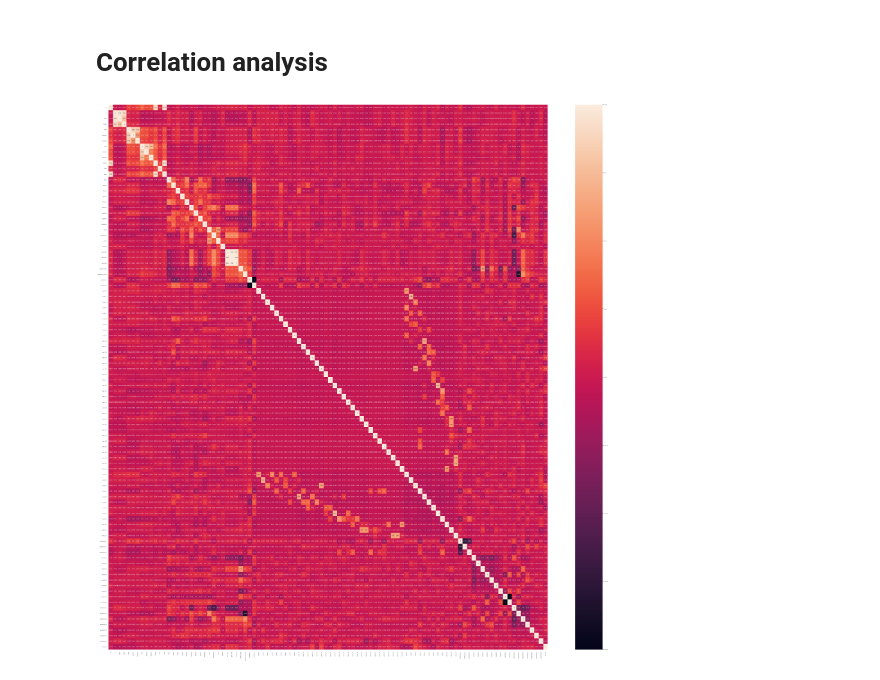
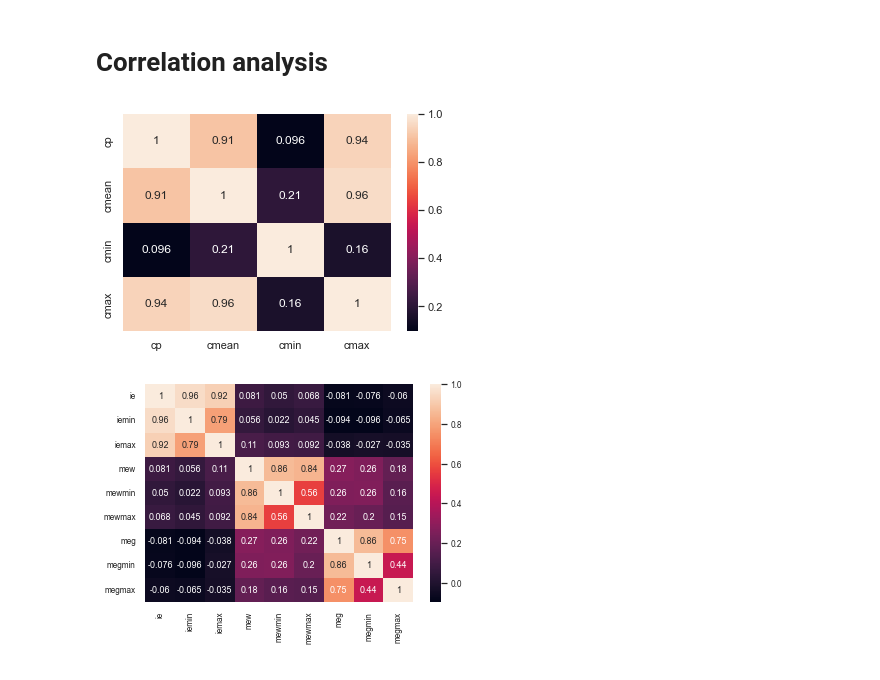
Before and after one commit to yeluH/MT_FI, a Jupyter notebook: Notebooks/0_Regression_presence_of_accident.ipynb, the cells around one changed output. Saved outputs shown, nothing was run; the diff lists cells and outputs as text; code cells hidden in the pictures.

```diff
--- a/Notebooks/0_Regression_presence_of_accident.ipynb
+++ b/Notebooks/0_Regression_presence_of_accident.ipynb
@@ -166,0 +201,2 @@ print(dfacrpv.columns.values)
+# %%
+dfacrpv = pd.read_csv('../MTP/dfacrpv.csv')
@@ -1932,10 +1733,29 @@ dfv = dfacrpv[cn]
 # %%
 
 corr_matrix = dfv.corr()
-plt.figure(figsize=(50,50))
-sn.set(font_scale = 0.5)
-sn.heatmap(corr_matrix, annot = True, )
-# plt.savefig('fig_corrmat_ols.png')
-plt.show()
+# plt.figure(figsize=(50,50))
+# sn.set(font_scale = 0.5)
+# sn.heatmap(corr_matrix, annot = True, )
+# # plt.savefig('fig_corrmat_ols.png')
+# plt.show()
-# %% [output]
-[figure, removed]
+# %%
+cng1 = ['cp', 'cmean', 'cmin', 'cmax']
+cng2 = ['ie', 'iemin', 'iemax', 'mew', 'mewmin', 'mewmax', 'meg',
+        'megmin', 'megmax']
+cng3 = ['dbusl', 'dtraml', 'dtrainl', 'dplight', 'dstation', 'dparkcar',
+        'dparktw', 'dpedcro', 'dstopsign', 'dcurb','dtrafficarea', 'droad',
+        'dvfpath', 'gvm_dwv', 'gvm_msp', 'gvm_asp', 'r_width_value',
+        'speedlimit_value', 'bicyclecount', 'carcount']
+cng4 = ['curbtype_1', 'curbtype_2', 'trafficarea_1', 'trafficarea_2',
+        'trafficarea_3', 'r_width_1', 'r_width_2', 'r_width_3', 'r_width_4',
+        'r_width_5', 'r_width_6', 'r_width_7', 'r_surface_1', 'r_surface_2',
+        'speedlimit_1', 'speedlimit_2', 'speedlimit_3', 'speedlimit_4',
+        'speedlimit_5', 'speedlimit_6']
+cng5 = ['z_qnr_1', 'z_qnr_2', 'z_qnr_3', 'z_qnr_4', 'z_qnr_5',
+        'z_qnr_6', 'z_qnr_7', 'z_qnr_8', 'z_qnr_9', 'z_qnr_10', 'z_qnr_11', 'z_qnr_12', 'z_qnr_13',
+        'z_qnr_14', 'z_qnr_15', 'z_qnr_16', 'z_qnr_17', 'z_qnr_18',
+        'z_qnr_19', 'z_qnr_20', 'z_qnr_21', 'z_qnr_22', 'z_qnr_23', 'z_qnr_24',
+        'z_qnr_25', 'z_qnr_26', 'z_qnr_27', 'z_qnr_28', 'z_qnr_29', 'z_qnr_30',
+        'z_qnr_31', 'z_qnr_32', 'z_qnr_33', 'z_knr_1', 'z_knr_2', 'z_knr_3',
+        'z_knr_4', 'z_knr_5', 'z_knr_6', 'z_knr_7', 'z_knr_8', 'z_knr_9',
+        'z_knr_10', 'z_knr_11', 'z_knr_12']
@@ -1941,0 +1764,20 @@ plt.show()
+# %%
+dfv1 = dfacrpv[cng1]
+corr_matrix1 = dfv1.corr()
+# plt.figure(figsize=(50,50))
+# sn.set(font_scale = 0.5)
+sn.heatmap(corr_matrix1, annot = True, )
+plt.savefig('fig_corrmat_1.png')
+plt.show()
+# %% [output]
+[figure, added]
+# %%
+dfv2 = dfacrpv[cng2]
+corr_matrix2 = dfv2.corr()
+# plt.figure(figsize=(50,50))
+sn.set(font_scale = 0.75)
+sn.heatmap(corr_matrix2, annot = True, )
+plt.savefig('fig_corrmat_2.png')
+plt.show()
+# %% [output]
+[figure, added]
```
Also changed, not shown: parts of 90 cells of this notebook.
